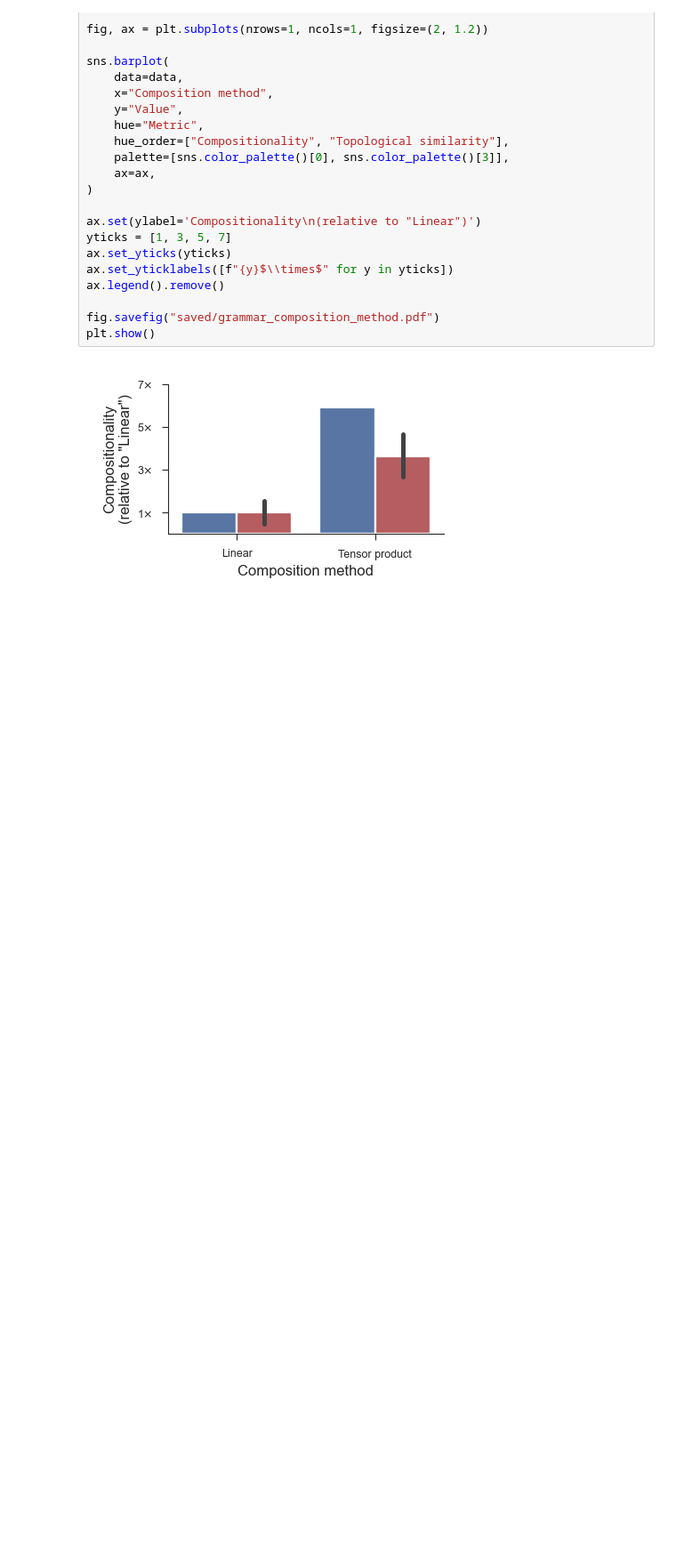
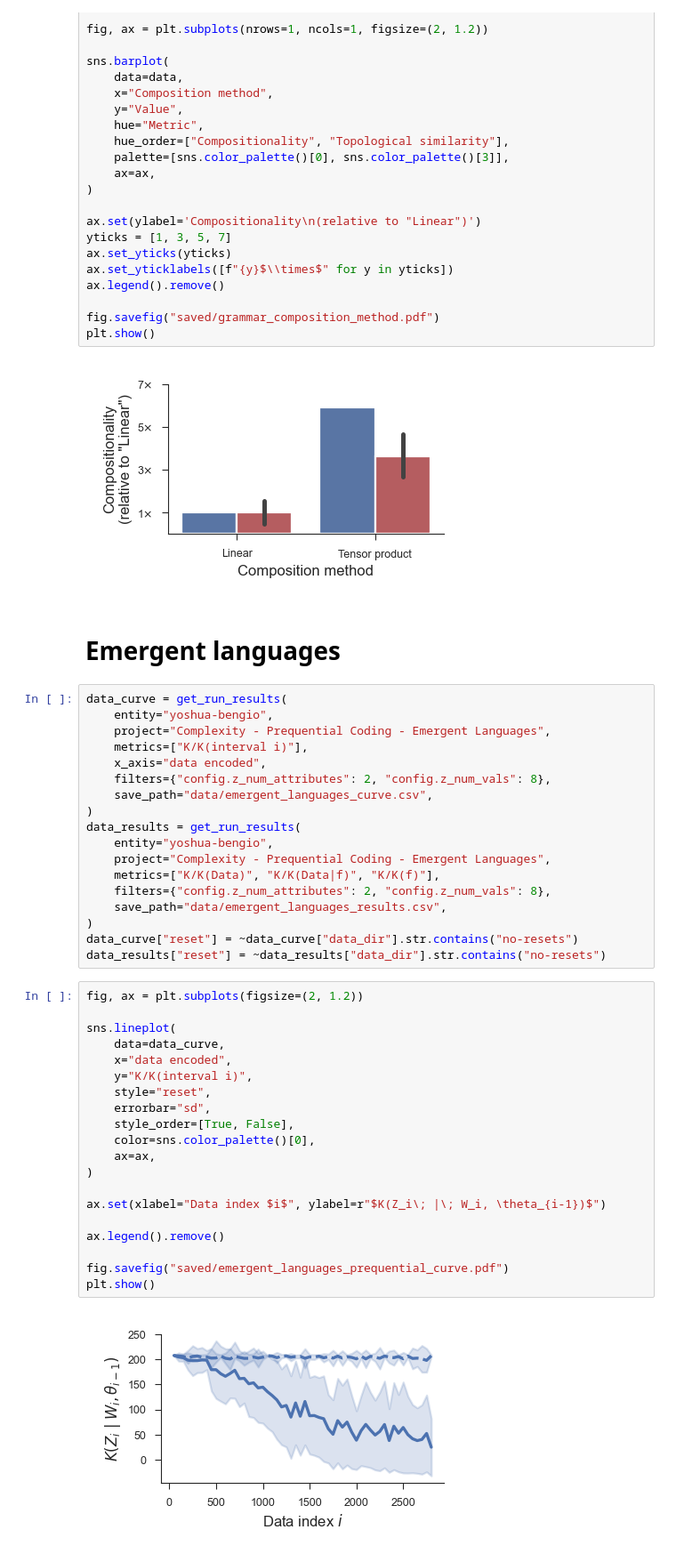
Before and after one commit to EricElmoznino/complexity_compositionality, a Jupyter notebook: papers/idea_preprint/notebook.ipynb, the cells around one changed output. Shown at 89% size. Cells and saved outputs as stored; diff of their text form; blank space fills up the shorter version.

Commit message:
Added some emergent language results

```diff
--- a/papers/idea_preprint/notebook.ipynb
+++ b/papers/idea_preprint/notebook.ipynb
@@ -513,3 +570,45 @@ fig.savefig("saved/grammar_composition_method.pdf")
 plt.show()
 # %% [output]
 [figure]
+# %% [markdown]
+# Emergent languages
+# %%
+data_curve = get_run_results(
+    entity="yoshua-bengio",
+    project="Complexity - Prequential Coding - Emergent Languages",
+    metrics=["K/K(interval i)"],
+    x_axis="data encoded",
+    filters={"config.z_num_attributes": 2, "config.z_num_vals": 8},
+    save_path="data/emergent_languages_curve.csv",
+)
+data_results = get_run_results(
+    entity="yoshua-bengio",
+    project="Complexity - Prequential Coding - Emergent Languages",
+    metrics=["K/K(Data)", "K/K(Data|f)", "K/K(f)"],
+    filters={"config.z_num_attributes": 2, "config.z_num_vals": 8},
+    save_path="data/emergent_languages_results.csv",
+)
+data_curve["reset"] = ~data_curve["data_dir"].str.contains("no-resets")
+data_results["reset"] = ~data_results["data_dir"].str.contains("no-resets")
+# %%
+fig, ax = plt.subplots(figsize=(2, 1.2))
+
+sns.lineplot(
+    data=data_curve,
+    x="data encoded",
+    y="K/K(interval i)",
+    style="reset",
+    errorbar="sd",
+    style_order=[True, False],
+    color=sns.color_palette()[0],
+    ax=ax,
+)
+
+ax.set(xlabel="Data index $i$", ylabel=r"$K(Z_i\; |\; W_i, \theta_{i-1})$")
+
+ax.legend().remove()
+
+fig.savefig("saved/emergent_languages_prequential_curve.pdf")
+plt.show()
+# %% [output]
+[figure, added]
```
Also changed, not shown: parts of 1 cell of this notebook, 3 other files.
